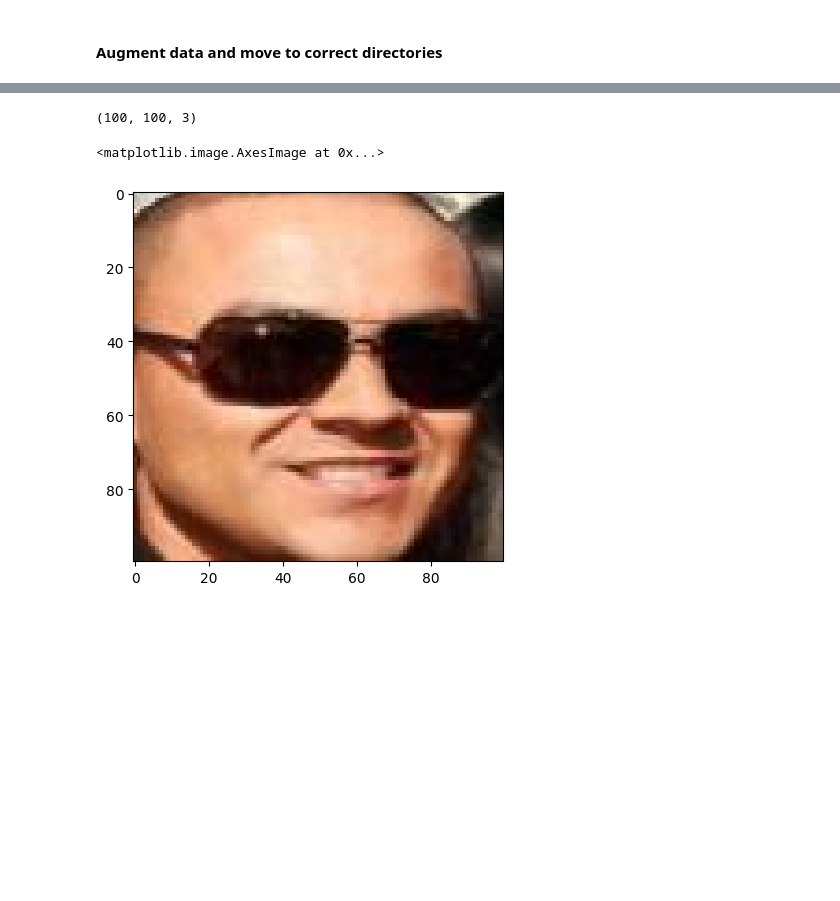
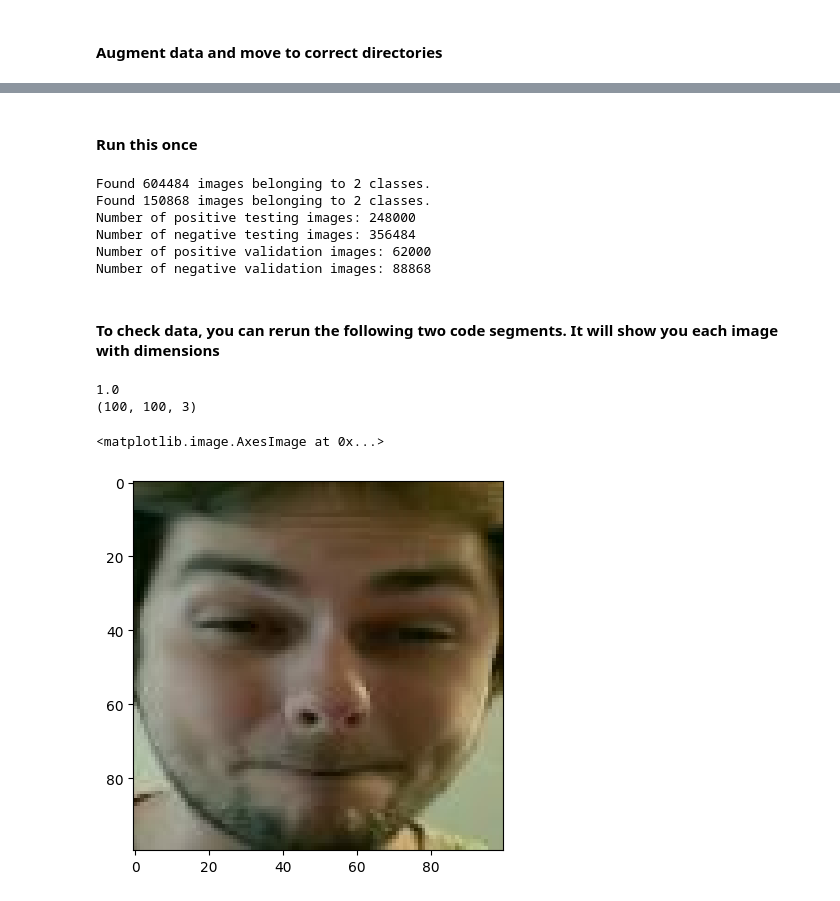
Before and after one commit to jkorn8/csc487_project, a Jupyter notebook: data_preprocess.ipynb, the cells around one changed output, grey strips where cells are left out. Cells and saved outputs as stored; diff of their text form; code cells hidden in the pictures; blank space fills up the shorter version.

```diff
--- a/data_preprocess.ipynb
+++ b/data_preprocess.ipynb
@@ -127,8 +105,43 @@ plt.imshow(img)
-# %%
-img = deprocess_image(preprocess(os.path.join(TESTING_PATH_NEGATIVE, next(neg)), MODEL_INPUT_IMAGE_DIMENSIONS))
-print(img.shape)
-plt.imshow(img)
-# %% [output]
-(100, 100, 3)
-<matplotlib.image.AxesImage at 0x...>
-[figure, removed]
+# %% [markdown]
+#### Run this once
+# %%
+datagen = ImageDataGenerator()
+train_generator = datagen.flow_from_directory(
+    os.path.join('data', 'data', 'testing'),
+    target_size=MODEL_INPUT_IMAGE_DIMENSIONS,
+    class_mode='binary'  # Automatically inferred based on the subdirectories
+)
+val_generator = datagen.flow_from_directory(
+    os.path.join('data', 'data', 'validation'),
+    target_size=MODEL_INPUT_IMAGE_DIMENSIONS,
+    class_mode='binary',  # Use 'binary' for binary classification or 'categorical' for multiclass
+)
+print("Number of positive testing images: " + str(len(os.listdir(TESTING_PATH_POSITIVE))))
+print("Number of negative testing images: " + str(len(os.listdir(TESTING_PATH_NEGATIVE))))
+print("Number of positive validation images: " + str(len(os.listdir(VALIDATION_PATH_POSITIVE))))
+print("Number of negative validation images: " + str(len(os.listdir(VALIDATION_PATH_NEGATIVE))))
+t = iter(train_generator)
+v = iter(val_generator)
+# %% [output]
+Found 604484 images belonging to 2 classes.
+Found 150868 images belonging to 2 classes.
+Number of positive testing images: 248000
+Number of negative testing images: 356484
+Number of positive validation images: 62000
+Number of negative validation images: 88868
+# %% [markdown]
+#### To check data, you can rerun the following two code segments. It will show you each image with dimensions
+# %%
+(x, y) = next(v) # change to "t" or "v" to check testing or validation data respectively
+im = iter(x)
+out = iter(y)
+# %%
+print(next(out))
+image = next(im).astype(int)
+print(image.shape)
+plt.imshow(image)
+# %% [output]
+1.0
+(100, 100, 3)
+<matplotlib.image.AxesImage at 0x...>
+[figure, added]
```
Also changed, not shown: parts of 15 cells of this notebook, 6 other files.
